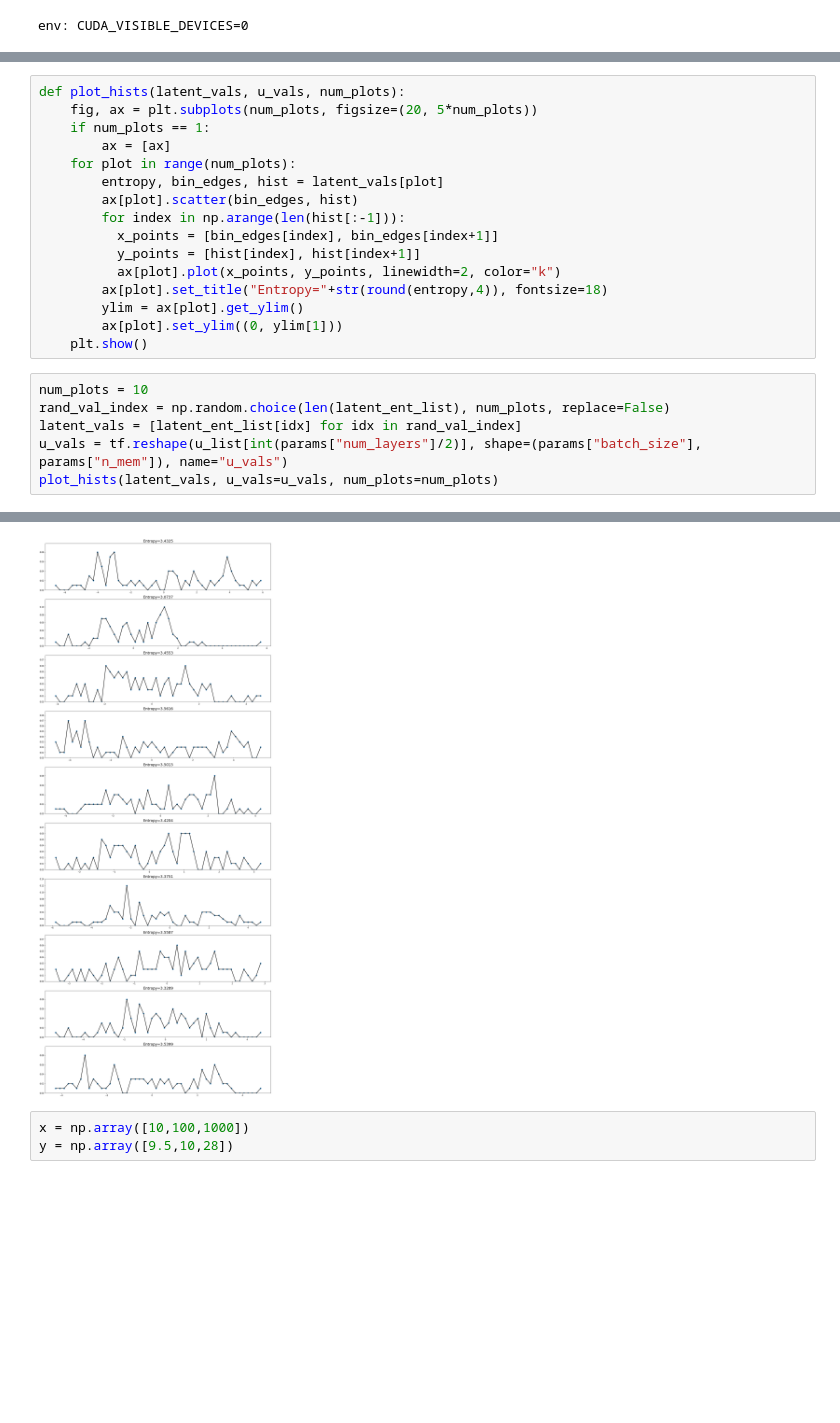
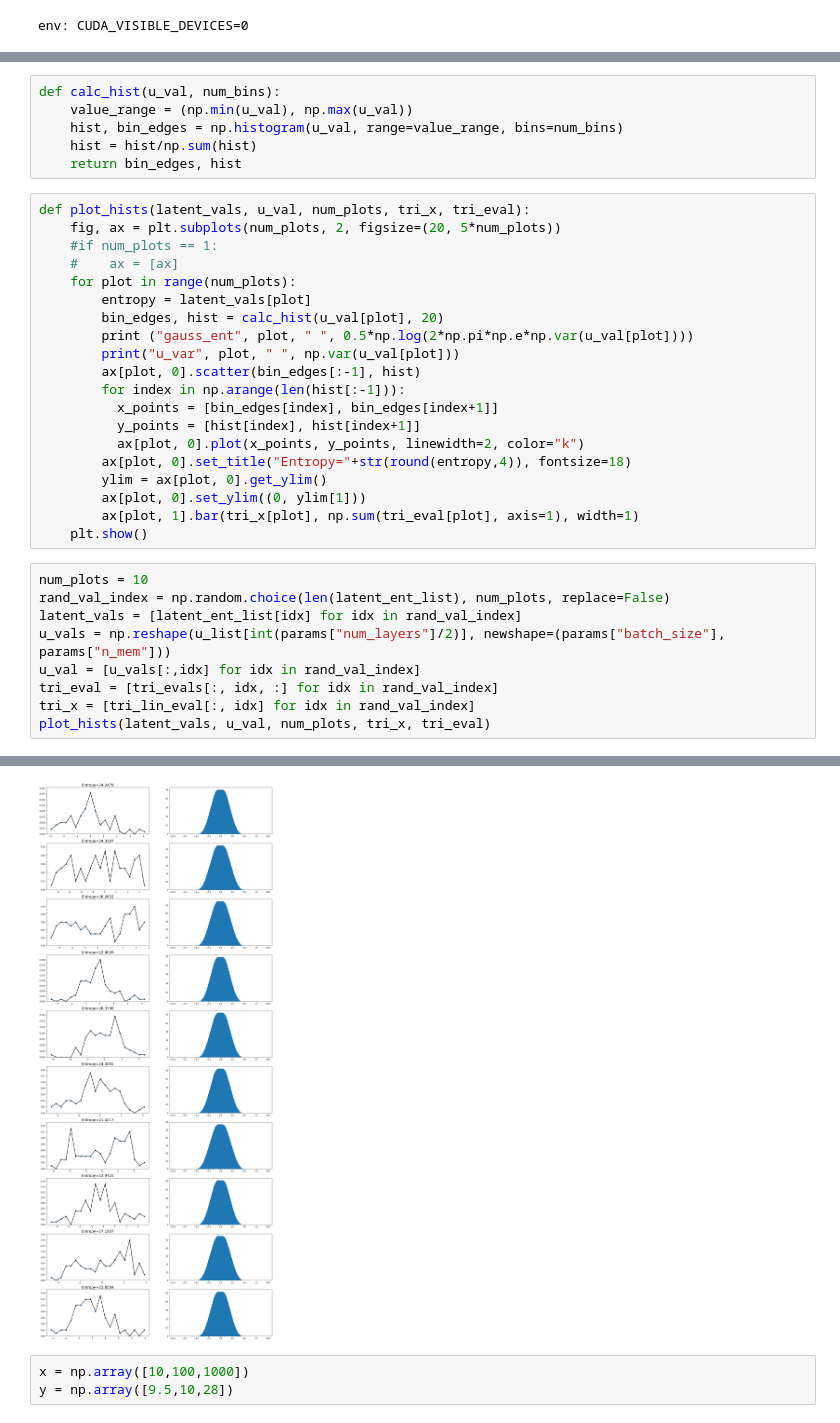
Before and after one commit to rzarcone/CAEs, a Jupyter notebook: Activity_Density_Estimator_TF.ipynb, the cells around one changed output, grey strips where cells are left out. Drawn from its saved outputs; the diff is of its cells as text; blank space fills up the shorter version.

Commit message:
debugging tri entropy estimator

```diff
--- a/Activity_Density_Estimator_TF.ipynb
+++ b/Activity_Density_Estimator_TF.ipynb
@@ -95,23 +122,36 @@ total_time:  66.7156069278717
+# %%
+def calc_hist(u_val, num_bins):
+    value_range = (np.min(u_val), np.max(u_val))
+    hist, bin_edges = np.histogram(u_val, range=value_range, bins=num_bins)
+    hist = hist/np.sum(hist)
+    return bin_edges, hist
 # %%
-def plot_hists(latent_vals, u_vals, num_plots):
-    fig, ax = plt.subplots(num_plots, figsize=(20, 5*num_plots))
-    if num_plots == 1:
-        ax = [ax]
+def plot_hists(latent_vals, u_val, num_plots, tri_x, tri_eval):
+    fig, ax = plt.subplots(num_plots, 2, figsize=(20, 5*num_plots))
+    #if num_plots == 1:
+    #    ax = [ax]
     for plot in range(num_plots):
-        entropy, bin_edges, hist = latent_vals[plot]
-        ax[plot].scatter(bin_edges, hist)
+        entropy = latent_vals[plot]
+        bin_edges, hist = calc_hist(u_val[plot], 20)
+        print ("gauss_ent", plot, " ", 0.5*np.log(2*np.pi*np.e*np.var(u_val[plot])))
+        print("u_var", plot, " ", np.var(u_val[plot]))
+        ax[plot, 0].scatter(bin_edges[:-1], hist)
         for index in np.arange(len(hist[:-1])):
           x_points = [bin_edges[index], bin_edges[index+1]]
           y_points = [hist[index], hist[index+1]]
-          ax[plot].plot(x_points, y_points, linewidth=2, color="k")
-        ax[plot].set_title("Entropy="+str(round(entropy,4)), fontsize=18)
-        ylim = ax[plot].get_ylim()
-        ax[plot].set_ylim((0, ylim[1]))
+          ax[plot, 0].plot(x_points, y_points, linewidth=2, color="k")
+        ax[plot, 0].set_title("Entropy="+str(round(entropy,4)), fontsize=18)
+        ylim = ax[plot, 0].get_ylim()
+        ax[plot, 0].set_ylim((0, ylim[1]))
+        ax[plot, 1].bar(tri_x[plot], np.sum(tri_eval[plot], axis=1), width=1)
     plt.show()
 # %%
 num_plots = 10
 rand_val_index = np.random.choice(len(latent_ent_list), num_plots, replace=False)
 latent_vals = [latent_ent_list[idx] for idx in rand_val_index]
-u_vals = tf.reshape(u_list[int(params["num_layers"]/2)], shape=(params["batch_size"], params["n_mem"]), name="u_vals")
-plot_hists(latent_vals, u_vals=u_vals, num_plots=num_plots)
+u_vals = np.reshape(u_list[int(params["num_layers"]/2)], newshape=(params["batch_size"], params["n_mem"]))
+u_val = [u_vals[:,idx] for idx in rand_val_index]
+tri_eval = [tri_evals[:, idx, :] for idx in rand_val_index]
+tri_x = [tri_lin_eval[:, idx] for idx in rand_val_index]
+plot_hists(latent_vals, u_val, num_plots, tri_x, tri_eval)
 # %% [output]
@@ -118,4 +178,4 @@ plot_hists(latent_vals, u_vals=u_vals, num_plots=num_plots)
-[figure, old version]
+[figure, new version]
 # %%
 x = np.array([10,100,1000])
 y = np.array([9.5,10,28])
```
Also changed, not shown: parts of 3 cells of this notebook, 4 other files.
